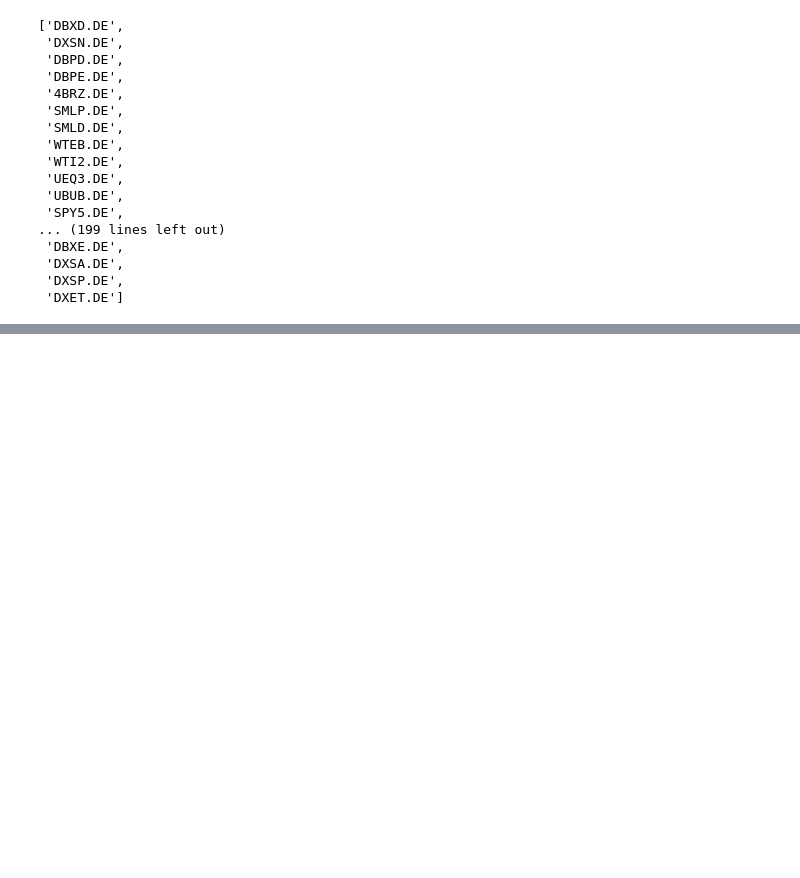
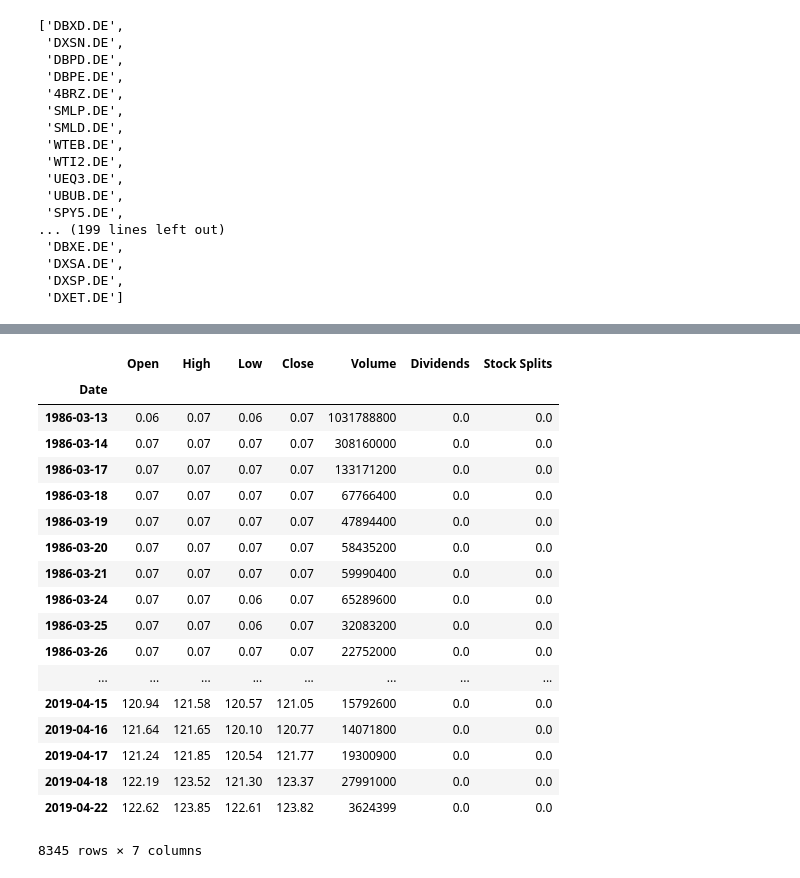
Before and after one commit to webclinic017/barbucket, a Jupyter notebook: download-quotes.ipynb, the cells around one changed output, grey strips where cells are left out. Drawn from its saved outputs; the diff is of its cells as text; code cells hidden in the pictures; blank space fills up the shorter version.

```diff
--- a/download-quotes.ipynb
+++ b/download-quotes.ipynb
@@ -53,0 +28,7 @@ print(data.getHistorical())
+# %%
+import fix_yahoo_finance as yf
+
+msft = yf.Ticker("MSFT")
+
+# get stock info
+msft.info
@@ -53,0 +53,23 @@ print(data.getHistorical())
+# %%
+hist = msft.history(period="max")
+hist
+# %% [output]
+|  | Open | High | Low | Close | Volume | Dividends | Stock Splits |
+| Date |  |  |  |  |  |  |  |
+| 1986-03-13 | 0.06 | 0.07 | 0.06 | 0.07 | 1031788800 | 0.0 | 0.0 |
+| 1986-03-14 | 0.07 | 0.07 | 0.07 | 0.07 | 308160000 | 0.0 | 0.0 |
+| 1986-03-17 | 0.07 | 0.07 | 0.07 | 0.07 | 133171200 | 0.0 | 0.0 |
+| 1986-03-18 | 0.07 | 0.07 | 0.07 | 0.07 | 67766400 | 0.0 | 0.0 |
+| 1986-03-19 | 0.07 | 0.07 | 0.07 | 0.07 | 47894400 | 0.0 | 0.0 |
+| 1986-03-20 | 0.07 | 0.07 | 0.07 | 0.07 | 58435200 | 0.0 | 0.0 |
+| 1986-03-21 | 0.07 | 0.07 | 0.07 | 0.07 | 59990400 | 0.0 | 0.0 |
+| 1986-03-24 | 0.07 | 0.07 | 0.06 | 0.07 | 65289600 | 0.0 | 0.0 |
+| 1986-03-25 | 0.07 | 0.07 | 0.06 | 0.07 | 32083200 | 0.0 | 0.0 |
+| 1986-03-26 | 0.07 | 0.07 | 0.07 | 0.07 | 22752000 | 0.0 | 0.0 |
+| ... | ... | ... | ... | ... | ... | ... | ... |
+| 2019-04-15 | 120.94 | 121.58 | 120.57 | 121.05 | 15792600 | 0.0 | 0.0 |
+| 2019-04-16 | 121.64 | 121.65 | 120.10 | 120.77 | 14071800 | 0.0 | 0.0 |
+| 2019-04-17 | 121.24 | 121.85 | 120.54 | 121.77 | 19300900 | 0.0 | 0.0 |
+| 2019-04-18 | 122.19 | 123.52 | 121.30 | 123.37 | 27991000 | 0.0 | 0.0 |
+| 2019-04-22 | 122.62 | 123.85 | 122.61 | 123.82 | 3624399 | 0.0 | 0.0 |
+8345 rows × 7 columns
```
Also changed, not shown: parts of 3 cells of this notebook.
